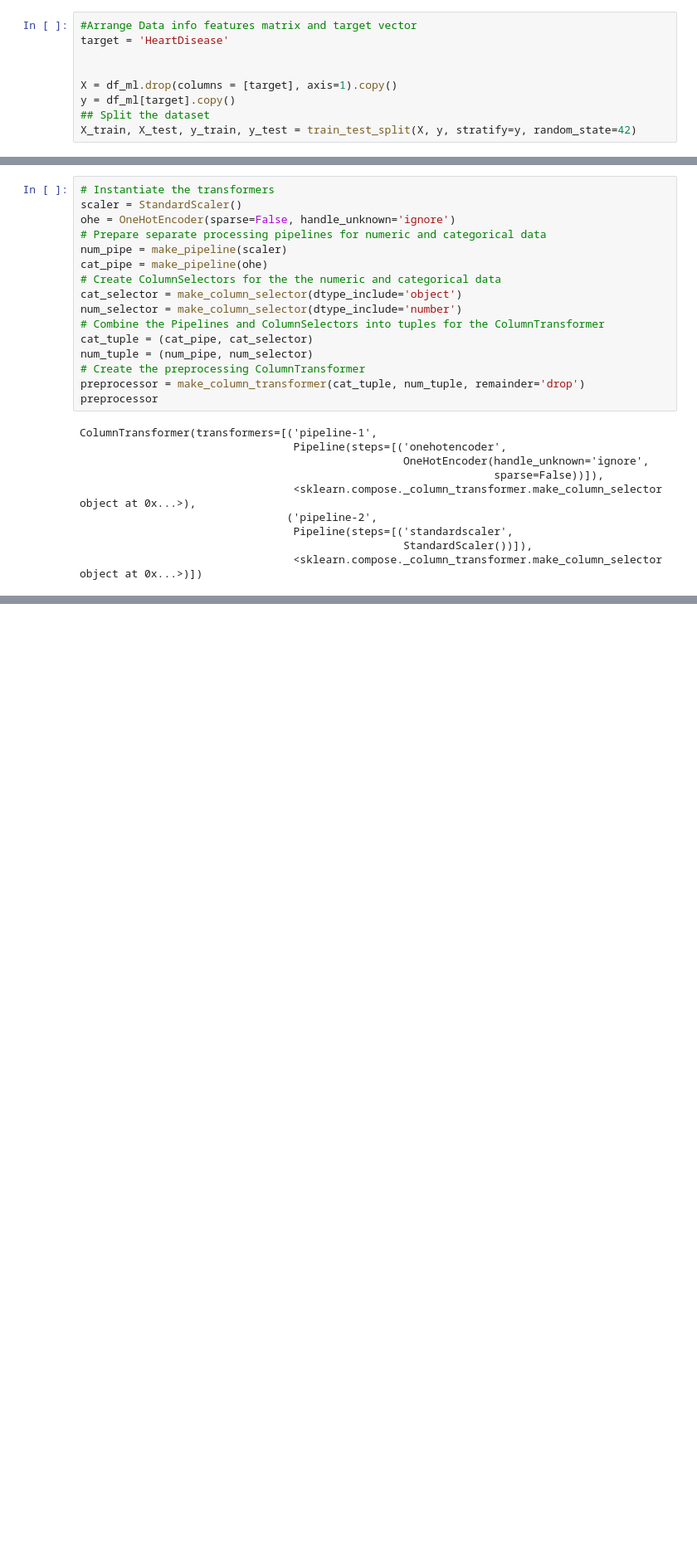
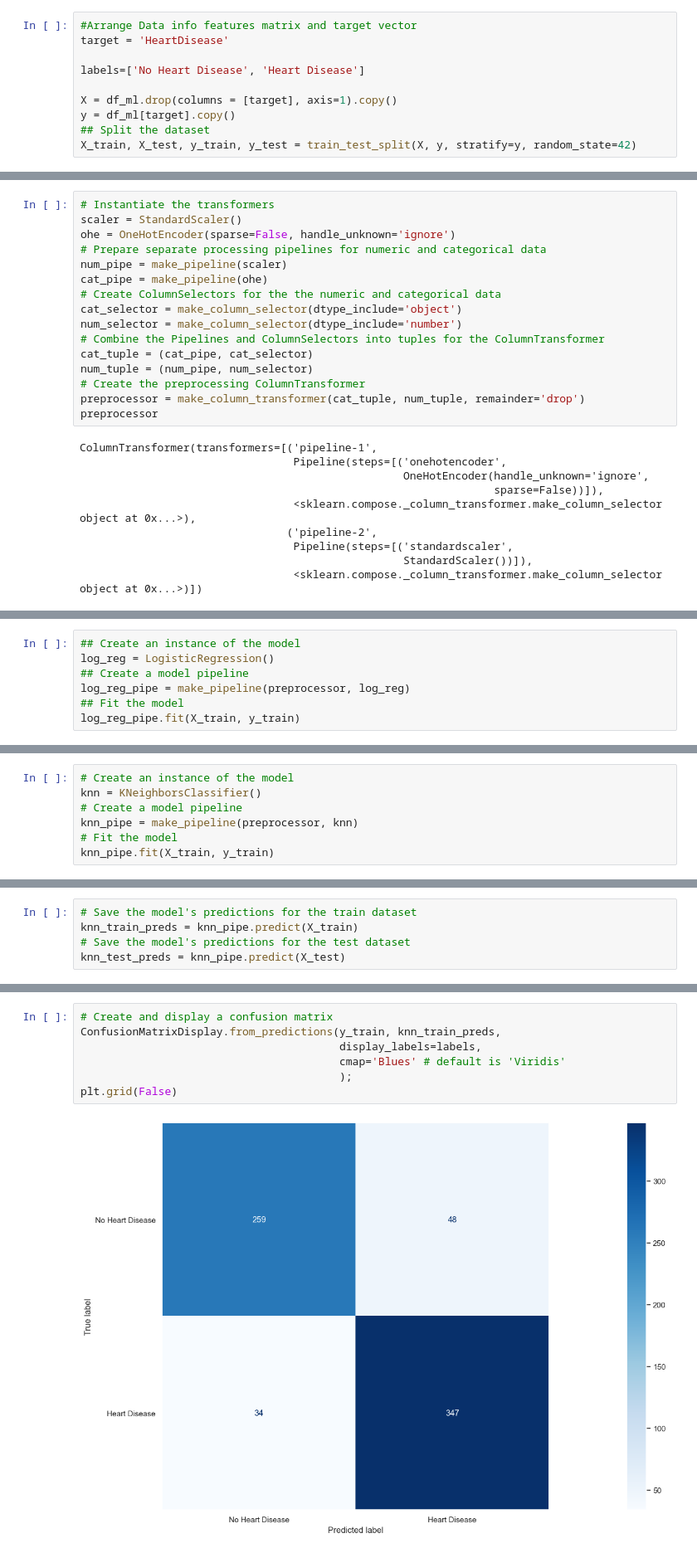
Before and after one commit to PaulLipska/Coding_Dojo_Project_2, a Jupyter notebook: Project2_Part_1.ipynb, the cells around one changed output, grey strips where cells are left out. Shown at 83% size. Drawn from its saved outputs; the diff is of its cells as text; blank space fills up the shorter version.

Commit message:
Never ending model
Adding Knn pipeline and confusion matrixes

```diff
--- a/Project2_Part_1.ipynb
+++ b/Project2_Part_1.ipynb
@@ -537,6 +575,7 @@ df_ml = df.copy()
 #Arrange Data info features matrix and target vector
 target = 'HeartDisease'
 
+labels=['No Heart Disease', 'Heart Disease']
 
 X = df_ml.drop(columns = [target], axis=1).copy()
 y = df_ml[target].copy()
@@ -581,0 +625,7 @@ ColumnTransformer(transformers=[('pipeline-1',
+# %%
+## Create an instance of the model
+log_reg = LogisticRegression()
+## Create a model pipeline
+log_reg_pipe = make_pipeline(preprocessor, log_reg)
+## Fit the model
+log_reg_pipe.fit(X_train, y_train)
@@ -581,0 +646,7 @@ ColumnTransformer(transformers=[('pipeline-1',
+# %%
+# Create an instance of the model
+knn = KNeighborsClassifier()
+# Create a model pipeline
+knn_pipe = make_pipeline(preprocessor, knn)
+# Fit the model
+knn_pipe.fit(X_train, y_train)
@@ -581,0 +667,5 @@ ColumnTransformer(transformers=[('pipeline-1',
+# %%
+# Save the model's predictions for the train dataset
+knn_train_preds = knn_pipe.predict(X_train)
+# Save the model's predictions for the test dataset
+knn_test_preds = knn_pipe.predict(X_test)
@@ -581,0 +700,9 @@ ColumnTransformer(transformers=[('pipeline-1',
+# %%
+# Create and display a confusion matrix
+ConfusionMatrixDisplay.from_predictions(y_train, knn_train_preds,
+                                        display_labels=labels,
+                                        cmap='Blues' # default is 'Viridis'
+                                        );
+plt.grid(False)
+# %% [output]
+[figure, added]
```
Also changed, not shown: parts of 38 cells of this notebook.
